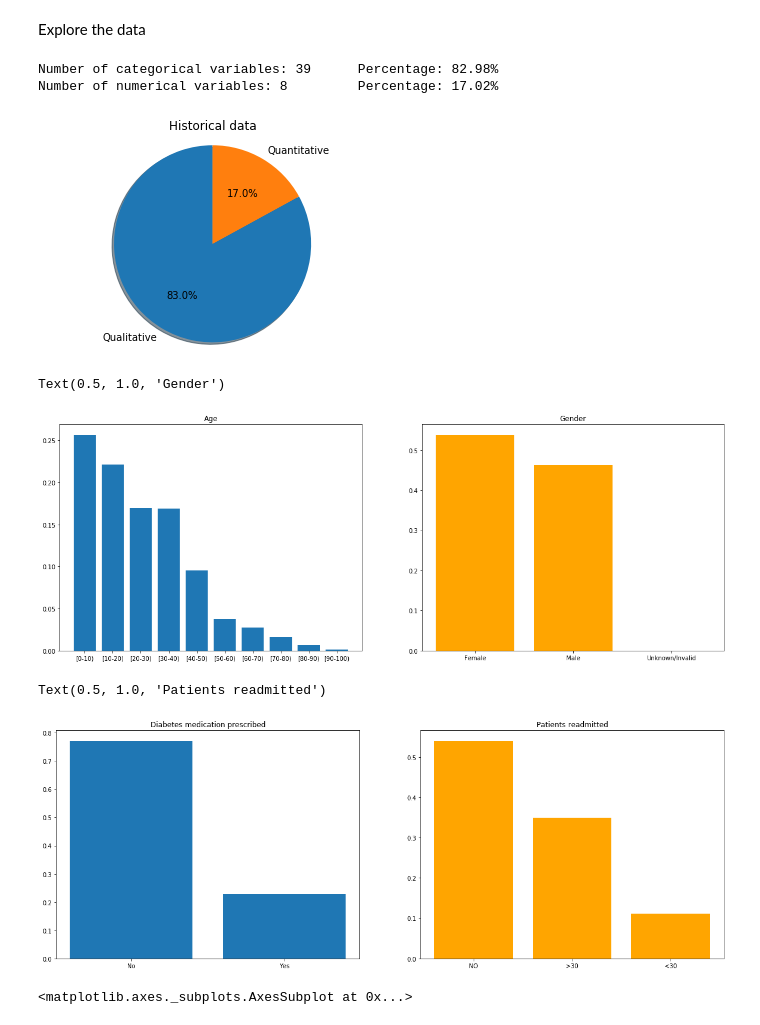
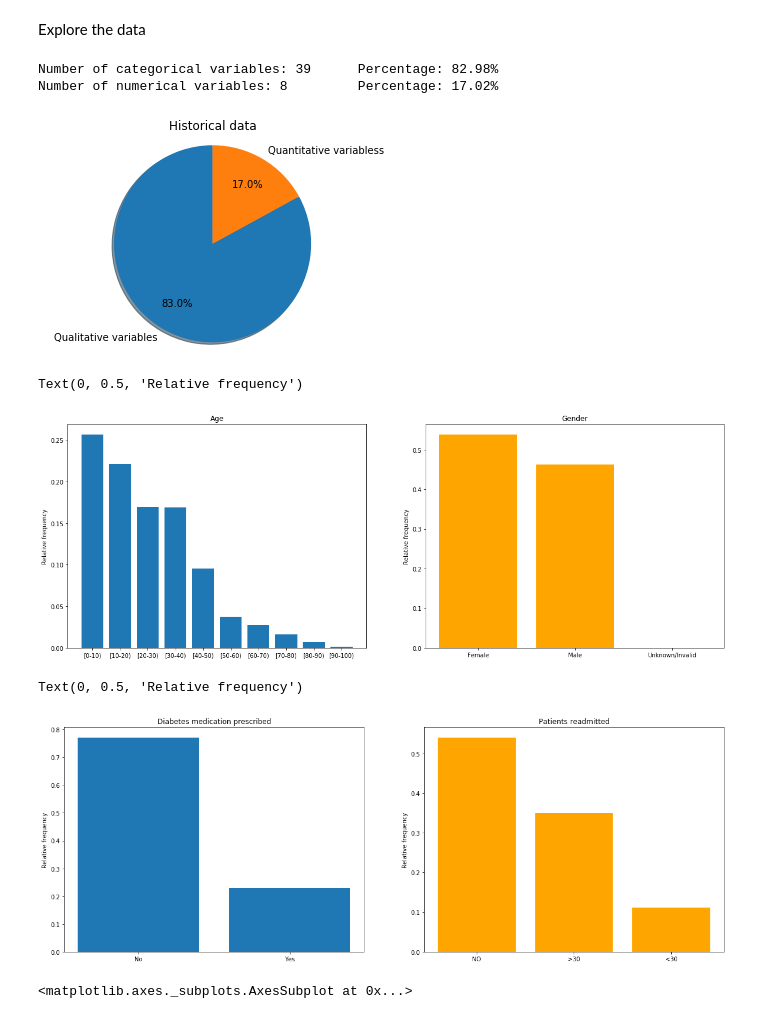
Before and after one commit to martaasp/tfm, a Jupyter notebook: smart-medical-dashboard.ipynb, the cells around one changed output. Drawn from its saved outputs; the diff is of its cells as text; code cells hidden in the pictures.

```diff
--- a/smart-medical-dashboard.ipynb
+++ b/smart-medical-dashboard.ipynb
@@ -176,8 +176,8 @@ print("Number of numerical variables: {}\t Percentage: {:.2f}%". format(numerica
 fig1, ax1 = plt.subplots()
 sizes = [categorical_var_size, numerical_var_size]
 explode=[0,0]
-labels=['Qualitative', 'Quantitative']
-ax1.pie(sizes, explode=explode, labels=labels, autopct='%1.1f%%', shadow=True, startangle=90)
+labels=['Qualitative variables', 'Quantitative variabless']
+ax1.pie(sizes, explode=explode, labels=labels, autopct='%1.1f%%', shadow=True, startangle=90, pctdistance=0.7, labeldistance=1.1)
 ax1.axis('equal')  # Equal aspect ratio ensures that pie is drawn as a circle.
 ax1.set_title("Historical data")
 
@@ -185,33 +185,37 @@ plt.show()
 # %% [output]
 Number of categorical variables: 39      Percentage: 82.98%
 Number of numerical variables: 8         Percentage: 17.02%
-[figure, old version]
+[figure, new version]
 # %%
 fig1, ax1 = plt.subplots(1,2,figsize=(20,7))
 
 aux = hist_data.select("Age").toPandas()
 ax1[0].bar(aux["Age"].unique(), aux["Age"].value_counts()/hist_data.count())
 ax1[0].set_title("Age")
+ax1[0].set_ylabel("Relative frequency")
 
 aux = hist_data.select("gender").toPandas()
 ax1[1].bar(aux["gender"].unique(), aux["gender"].value_counts()/hist_data.count(), color="orange")
 ax1[1].set_title("Gender")
+ax1[1].set_ylabel("Relative frequency")
 # %% [output]
-Text(0.5, 1.0, 'Gender')
+Text(0, 0.5, 'Relative frequency')
-[figure, old version]
+[figure, new version]
 # %%
 fig1, ax1 = plt.subplots(1,2,figsize=(20,7))
 
 aux = hist_data.select("diabetesMed").toPandas()
 ax1[0].bar(aux["diabetesMed"].unique(), aux["diabetesMed"].value_counts()/hist_data.count())
 ax1[0].set_title("Diabetes medication prescribed")
+ax1[0].set_ylabel("Relative frequency")
 
 aux = hist_data.select("readmitted").toPandas()
 ax1[1].bar(aux["readmitted"].unique(), aux["readmitted"].value_counts()/hist_data.count(), color="orange")
 ax1[1].set_title("Patients readmitted")
+ax1[1].set_ylabel("Relative frequency")
 # %% [output]
-Text(0.5, 1.0, 'Patients readmitted')
+Text(0, 0.5, 'Relative frequency')
-[figure, old version]
+[figure, new version]
 # %%
 aux1 = hist_data.select("number_outpatient").toPandas()
 sns.kdeplot(aux1["number_outpatient"], bw=1.5 , color="skyblue", label="Number outpatient")
```
Also changed, not shown: parts of 15 cells of this notebook.
